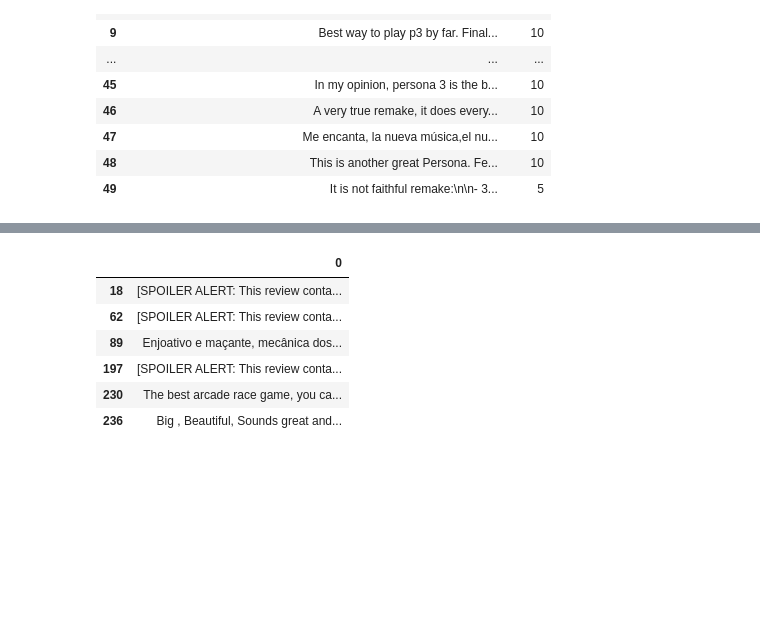
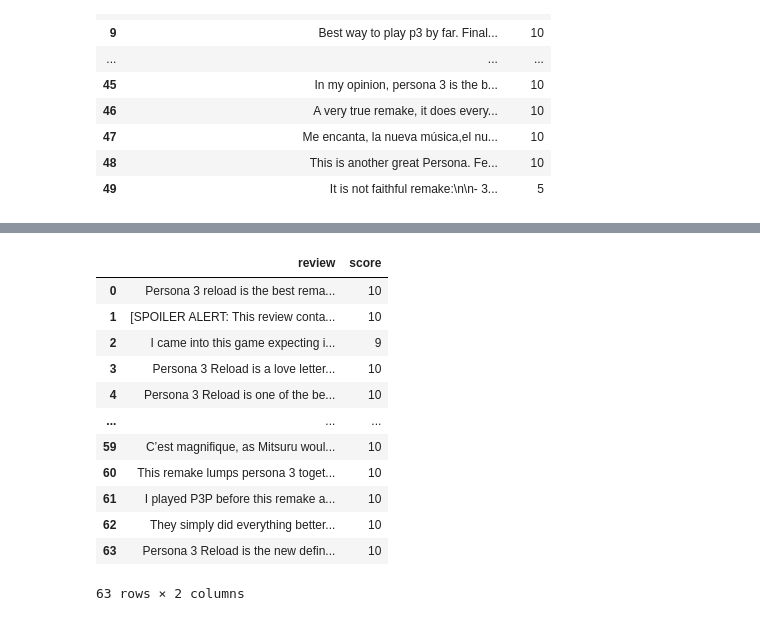
Before and after one commit to karol-pa/Webscraping_and_semantic_analysis, a Jupyter notebook: main.ipynb, the cells around one changed output, grey strips where cells are left out. Drawn from its saved outputs; the diff is of its cells as text; code cells hidden in the pictures; blank space fills up the shorter version.

```diff
--- a/main.ipynb
+++ b/main.ipynb
@@ -189,0 +166,5 @@ test = pd.DataFrame(h4_texts)
+# %%
+user_reviews = pd.DataFrame({'review':reviews, 'score':scores})
+# %%
+pd.set_option('display.max_colwidth', 77)
+user_reviews
@@ -190,10 +185,16 @@ test = pd.DataFrame(h4_texts)
 # %%
-test[test.duplicated(keep='first')]
+user_reviews[~user_reviews['review'].duplicated(keep='first')]
 # %% [output]
-|  | 0 |
-| 18 | [SPOILER ALERT: This review conta... |
-| 62 | [SPOILER ALERT: This review conta... |
-| 89 | Enjoativo e maçante, mecânica dos... |
-| 197 | [SPOILER ALERT: This review conta... |
-| 230 | The best arcade race game, you ca... |
-| 236 | Big , Beautiful, Sounds great and... |
+|  | review | score |
+| 0 | Persona 3 reload is the best rema... | 10 |
+| 1 | [SPOILER ALERT: This review conta... | 10 |
+| 2 | I came into this game expecting i... | 9 |
+| 3 | Persona 3 Reload is a love letter... | 10 |
+| 4 | Persona 3 Reload is one of the be... | 10 |
+| ... | ... | ... |
+| 59 | C’est magnifique, as Mitsuru woul... | 10 |
+| 60 | This remake lumps persona 3 toget... | 10 |
+| 61 | I played P3P before this remake a... | 10 |
+| 62 | They simply did everything better... | 10 |
+| 63 | Persona 3 Reload is the new defin... | 10 |
+63 rows × 2 columns
```
Also changed, not shown: parts of 14 cells of this notebook.
